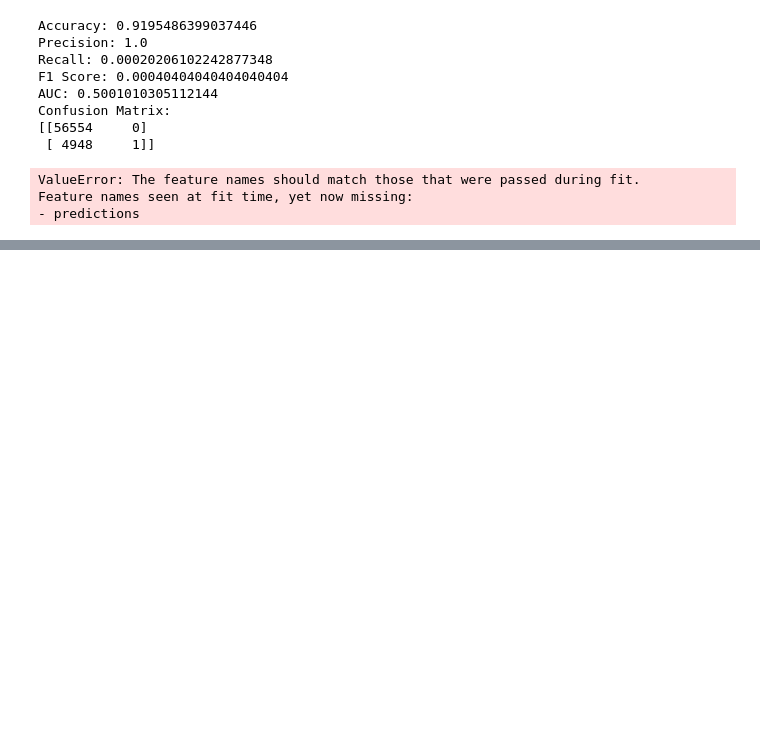
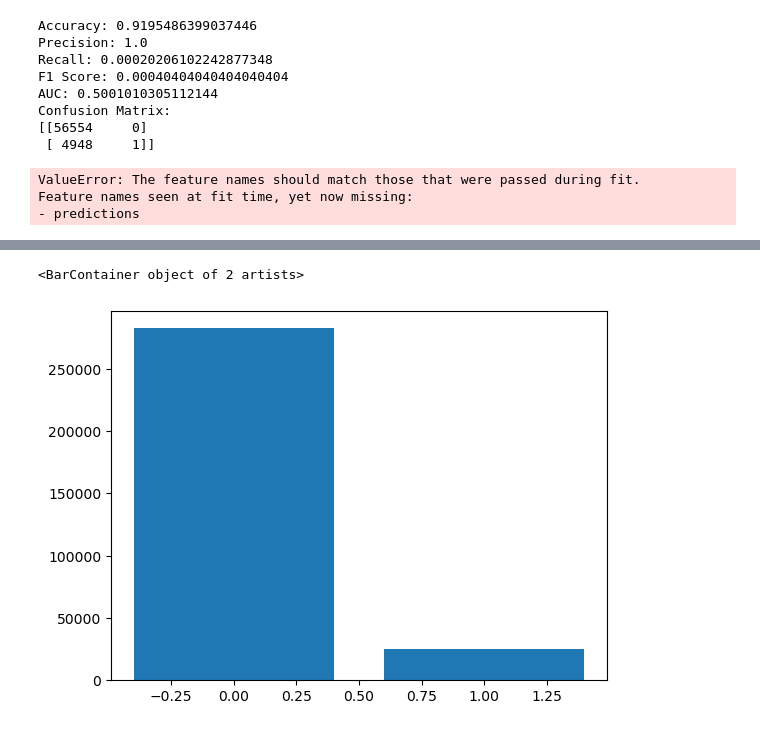
Before and after one commit to No-Country-simulation/c23-16-data, a Jupyter notebook: models.ipynb, the cells around one changed output, grey strips where cells are left out. Drawn from its saved outputs; the diff is of its cells as text; code cells hidden in the pictures; blank space fills up the shorter version.

```diff
--- a/models.ipynb
+++ b/models.ipynb
@@ -1309,0 +1324,5 @@ Feature names seen at fit time, yet now missing:
+# %%
+plt.bar(merge_train['TARGET'].value_counts().index,merge_train['TARGET'].value_counts())
+# %% [output]
+<BarContainer object of 2 artists>
+[figure, added]
```
Also changed, not shown: parts of 18 cells of this notebook.
